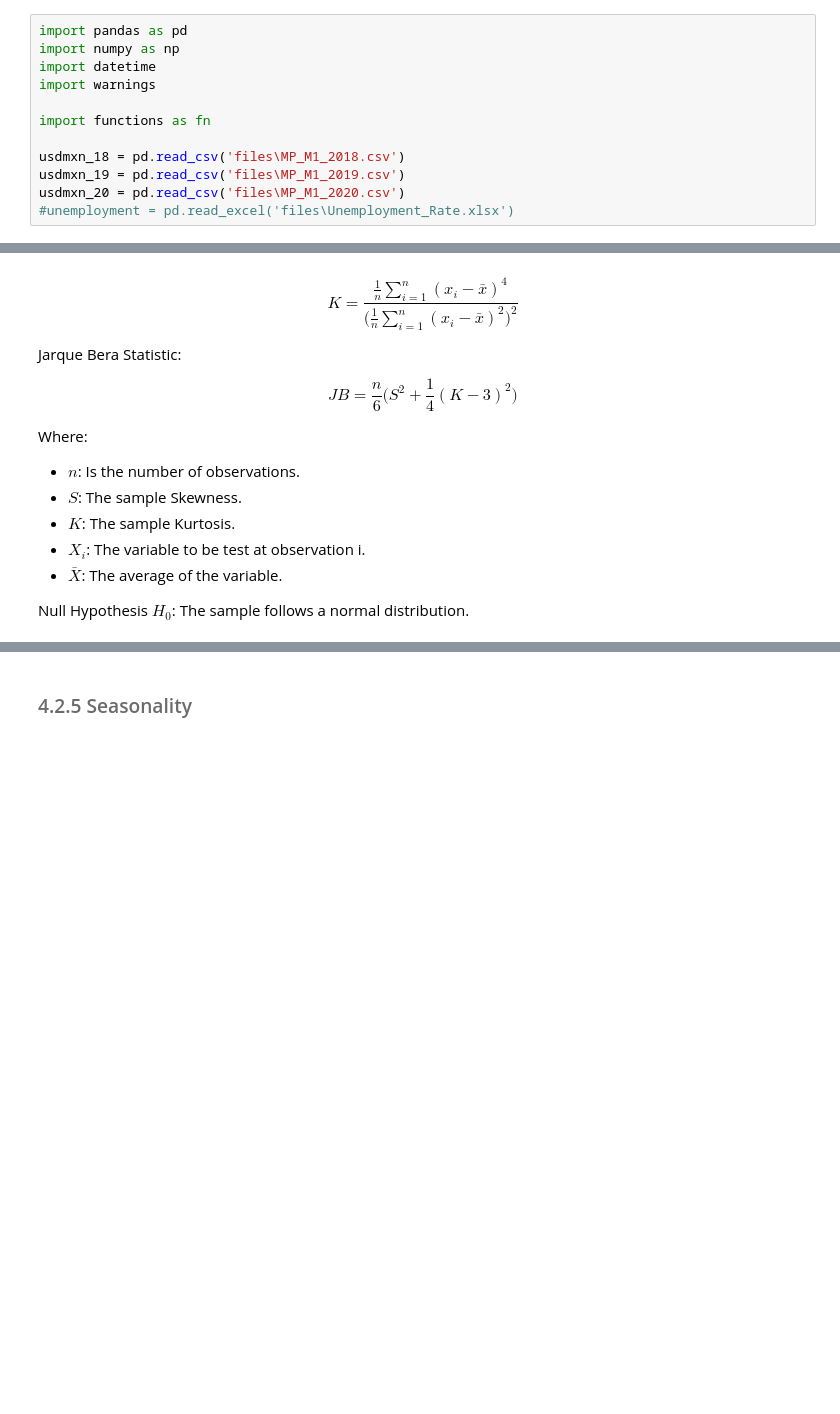
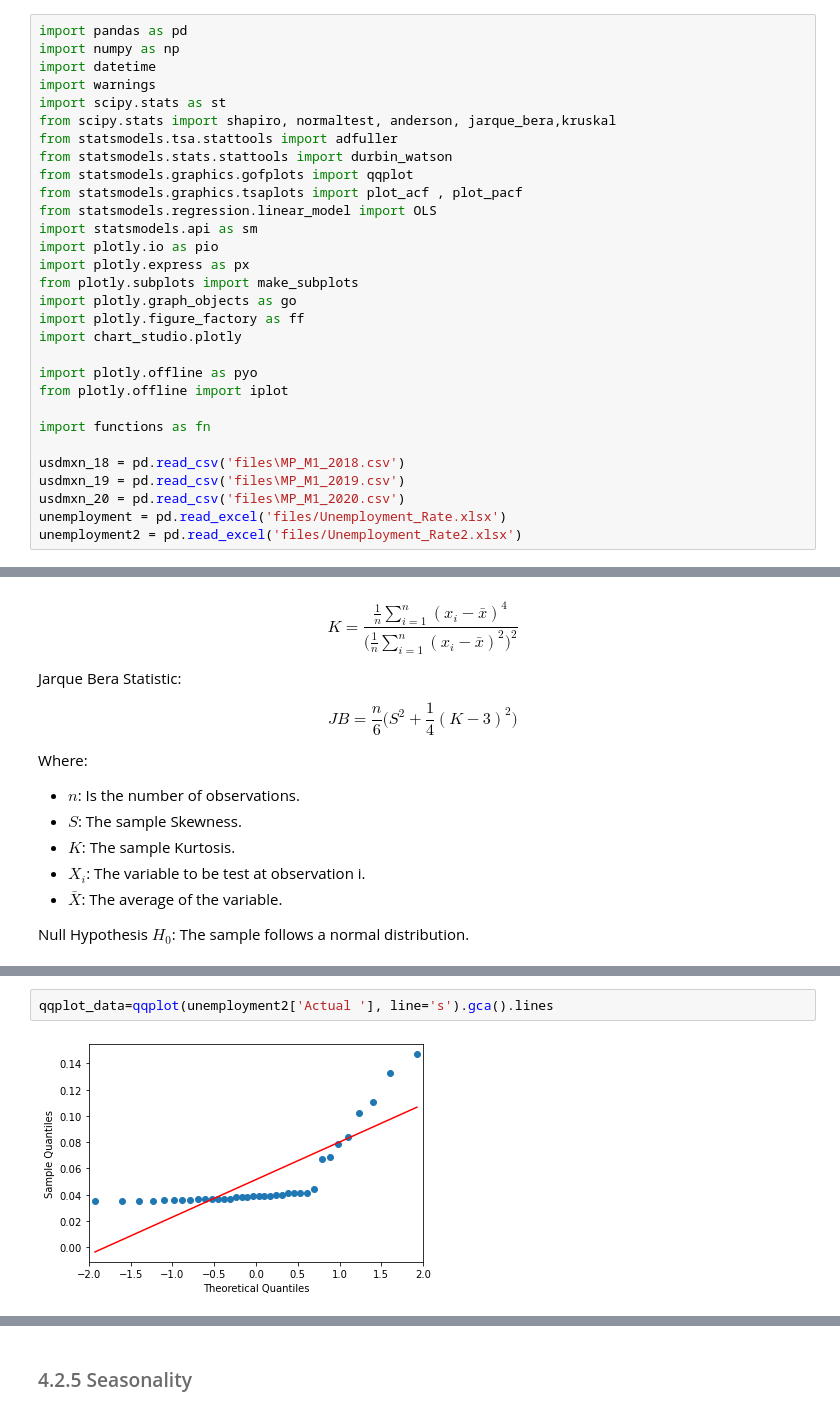
Before and after one commit to bmanica/myst_proyecto_eq2, a Jupyter notebook: notebook.ipynb, the cells around one changed output, grey strips where cells are left out. Saved outputs shown, nothing was run; the diff lists cells and outputs as text; blank space fills up the shorter version.

```diff
--- a/notebook.ipynb
+++ b/notebook.ipynb
@@ -68,13 +68,31 @@ import pandas as pd
 import numpy as np
 import datetime
 import warnings
+import scipy.stats as st
+from scipy.stats import shapiro, normaltest, anderson, jarque_bera,kruskal
+from statsmodels.tsa.stattools import adfuller
+from statsmodels.stats.stattools import durbin_watson
+from statsmodels.graphics.gofplots import qqplot
+from statsmodels.graphics.tsaplots import plot_acf , plot_pacf
+from statsmodels.regression.linear_model import OLS
+import statsmodels.api as sm
+import plotly.io as pio
+import plotly.express as px
+from plotly.subplots import make_subplots
+import plotly.graph_objects as go
+import plotly.figure_factory as ff
+import chart_studio.plotly
+
+import plotly.offline as pyo
+from plotly.offline import iplot
 
 import functions as fn
 
 usdmxn_18 = pd.read_csv('files\MP_M1_2018.csv')
 usdmxn_19 = pd.read_csv('files\MP_M1_2019.csv')
 usdmxn_20 = pd.read_csv('files\MP_M1_2020.csv')
-#unemployment = pd.read_excel('files\Unemployment_Rate.xlsx')
+unemployment = pd.read_excel('files/Unemployment_Rate.xlsx')
+unemployment2 = pd.read_excel('files/Unemployment_Rate2.xlsx')
 # %% [markdown]
 # <font color= #6B6B6B> 3. Data Description </font>
 # %% [markdown]
@@ -258,0 +391,4 @@ Null Hypothesis $H_0$: The sample follows a normal distribution.
+# %%
+qqplot_data=qqplot(unemployment2['Actual '], line='s').gca().lines
+# %% [output]
+[figure, added]
```
Also changed, not shown: parts of 18 cells of this notebook, 1 other file.
